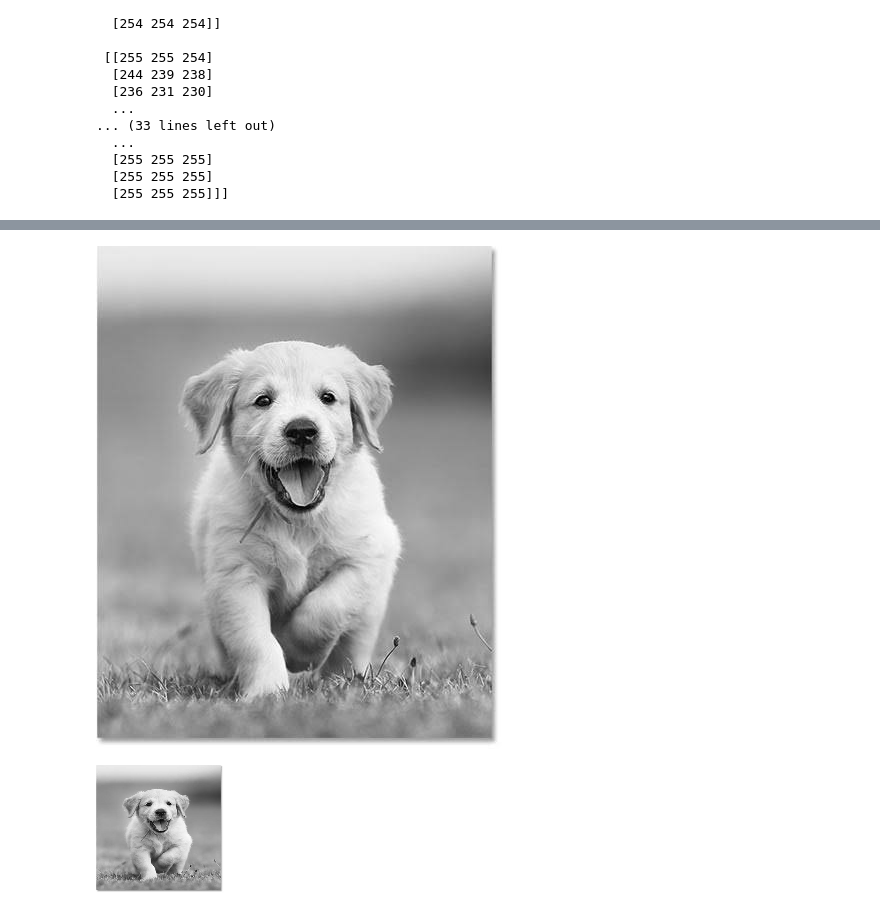
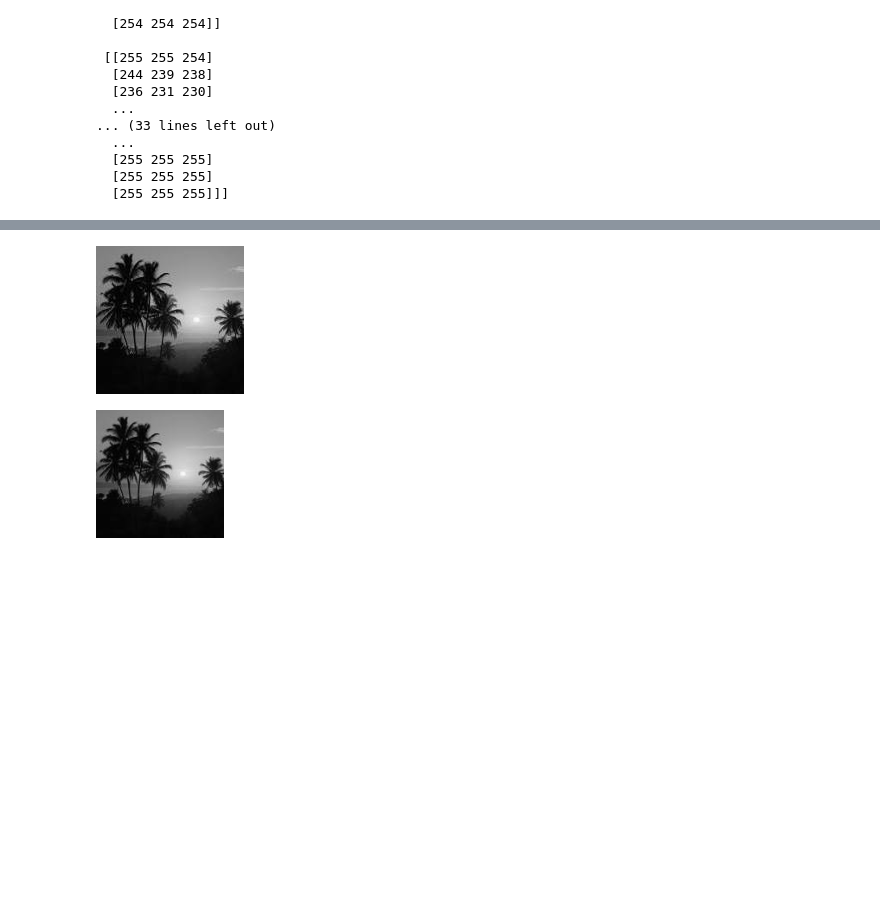
Before and after one commit to Kabilash01/Semester-7-, a Jupyter notebook: CV_lab1.ipynb, the cells around one changed output, grey strips where cells are left out. Drawn from its saved outputs; the diff is of its cells as text; code cells hidden in the pictures; blank space fills up the shorter version.

```diff
--- a/CV_lab1.ipynb
+++ b/CV_lab1.ipynb
@@ -59,10 +59,10 @@ cv2_imshow(grey_image)
 # %%
 #Color to gray scale img
-input_image = cv2.imread('/content/dog.jfif')
+input_image = cv2.imread('/content/test.jpg')
 grey_image = cv2.cvtColor(input_image, cv2.COLOR_BGR2GRAY)
 cv2_imshow(grey_image)
 # %% [output]
-[figure, old version]
+[figure, new version]
 # %%
 #Resize of the Image (Option 1)
 new_width=128
@@ -70,7 +70,7 @@ new_height=128
 resized_image=cv2.resize(grey_image,(new_width,new_height))
 cv2_imshow(resized_image)
 # %% [output]
-[figure, old version]
+[figure, new version]
 # %%
 w_ratio=0.25
 h_ratio=0.75
```
Also changed, not shown: parts of 8 cells of this notebook.
